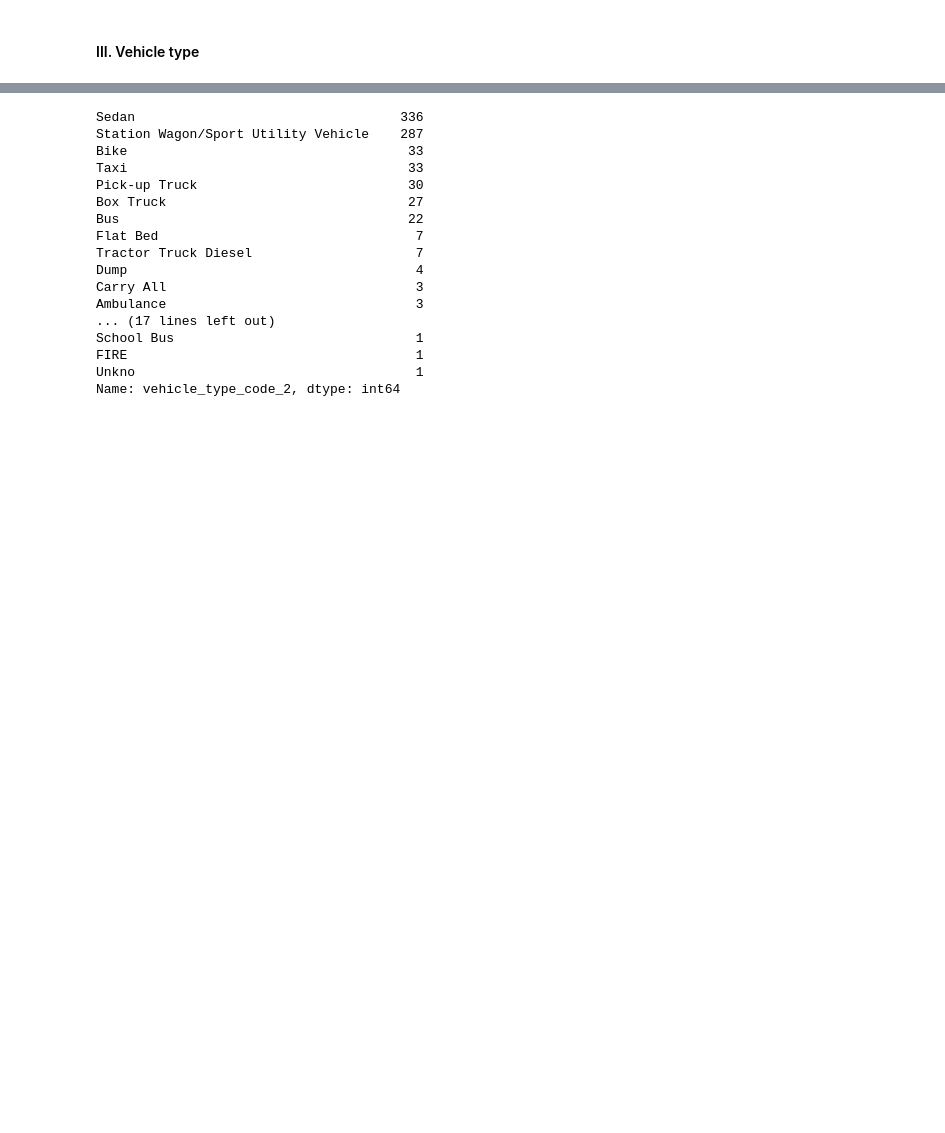
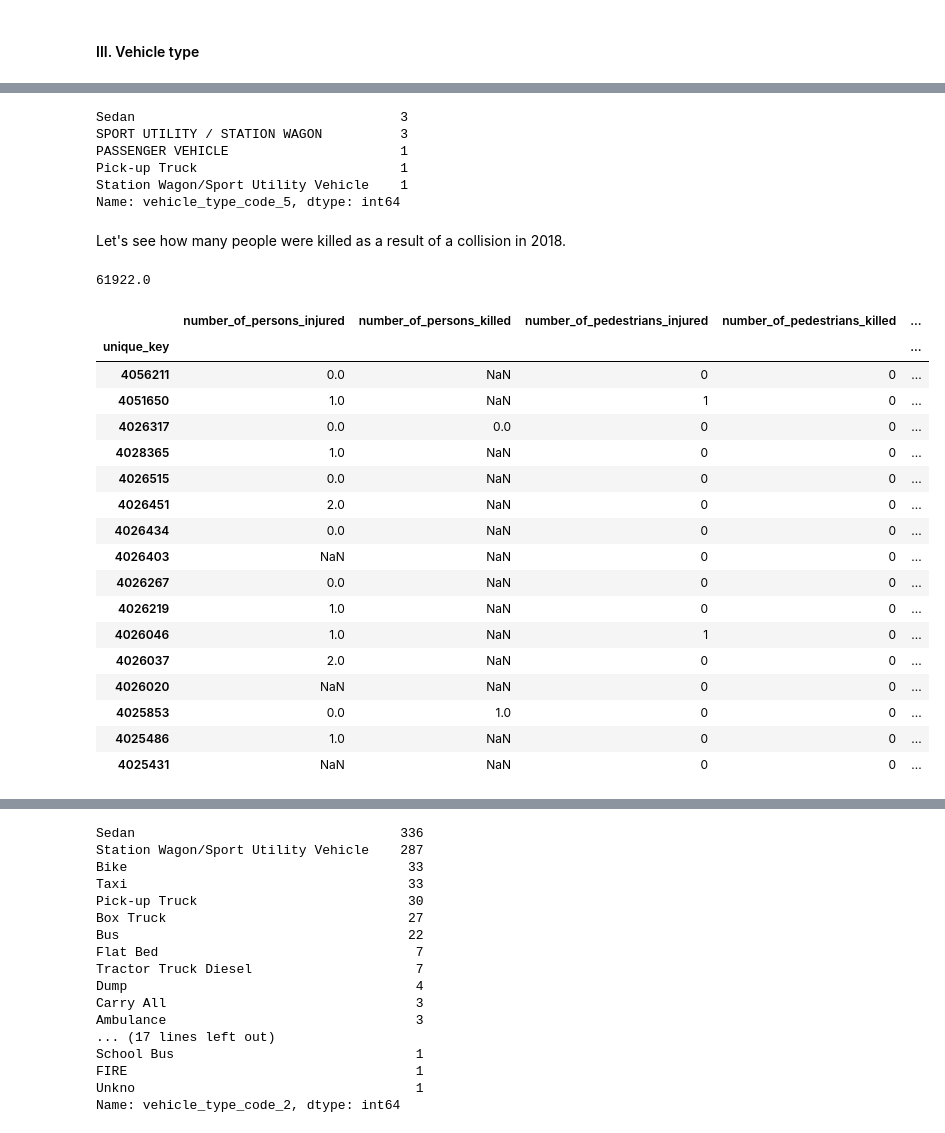
Before and after one commit to dan55/collisions, a Jupyter notebook: collisions.ipynb, the cells around one changed output, grey strips where cells are left out. Drawn from its saved outputs; the diff is of its cells as text; code cells hidden in the pictures; blank space fills up the shorter version.

```diff
--- a/collisions.ipynb
+++ b/collisions.ipynb
@@ -230,0 +193,4 @@ df.describe()
+# %%
+df2 = df.drop(["date_time", "borough"], axis=1).copy()
+df2 = df2.set_index("unique_key")
+df2.info()
@@ -230,0 +220,8 @@ df.describe()
+# %%
+df2["vehicle_type"] = (np.where(df2.vehicle_type_code_1 < df2.vehicle_type_code_2,
+                                   df2.vehicle_type_code_1.str.lower() + "+" + df2.vehicle_type_code_2.str.lower(),
+                                   df2.vehicle_type_code_2.str.lower() + "+" + df2.vehicle_type_code_1.str.lower()))
+
+df2["vehicle_type"] = (np.where(df2.vehicle_type_code_2.isna(),
+                                  df2.vehicle_type_code_1.str.lower() + " only",
+                                  df2.vehicle_type))
@@ -230,0 +240,10 @@ df.describe()
+# %%
+df2.rename({"number_of_persons_killed": "fatalities"}, inplace=True)
+# df2.head()
+(df2[df2["number_of_persons_killed"] >= 1]
+ .groupby("vehicle_type")
+ .number_of_persons_killed
+ .sum()
+ .sort_values(ascending=False)
+ .sum()
+)
@@ -250,0 +347,39 @@ Name: vehicle_type_code_1, dtype: int64
+# %%
+fatalities.vehicle_type_code_5.value_counts()
+# %% [output]
+Sedan                                  3
+SPORT UTILITY / STATION WAGON          3
+PASSENGER VEHICLE                      1
+Pick-up Truck                          1
+Station Wagon/Sport Utility Vehicle    1
+Name: vehicle_type_code_5, dtype: int64
+# %% [markdown]
+Let's see how many people were killed as a result of a collision in 2018.
+# %%
+injury["number_of_persons_injured"].sum()
+# %% [output]
+61922.0
+# %%
+ugh = df2[df2["number_of_persons_killed"] != df2["number_of_pedestrians_killed"] + \
+         df2["number_of_cyclist_killed"] + df2["number_of_motorist_killed"]]
+# %%
+ugh
+# %% [output]
+|  | number_of_persons_injured | number_of_persons_killed | number_of_pedestrians_injured | number_of_pedestrians_killed | ... |
+| unique_key |  |  |  |  | ... |
+| 4056211 | 0.0 | NaN | 0 | 0 | ... |
+| 4051650 | 1.0 | NaN | 1 | 0 | ... |
+| 4026317 | 0.0 | 0.0 | 0 | 0 | ... |
+| 4028365 | 1.0 | NaN | 0 | 0 | ... |
+| 4026515 | 0.0 | NaN | 0 | 0 | ... |
+| 4026451 | 2.0 | NaN | 0 | 0 | ... |
+| 4026434 | 0.0 | NaN | 0 | 0 | ... |
+| 4026403 | NaN | NaN | 0 | 0 | ... |
+| 4026267 | 0.0 | NaN | 0 | 0 | ... |
+| 4026219 | 1.0 | NaN | 0 | 0 | ... |
+| 4026046 | 1.0 | NaN | 1 | 0 | ... |
+| 4026037 | 2.0 | NaN | 0 | 0 | ... |
+| 4026020 | NaN | NaN | 0 | 0 | ... |
+| 4025853 | 0.0 | 1.0 | 0 | 0 | ... |
+| 4025486 | 1.0 | NaN | 0 | 0 | ... |
+| 4025431 | NaN | NaN | 0 | 0 | ... |
```
Also changed, not shown: parts of 19 cells of this notebook.
